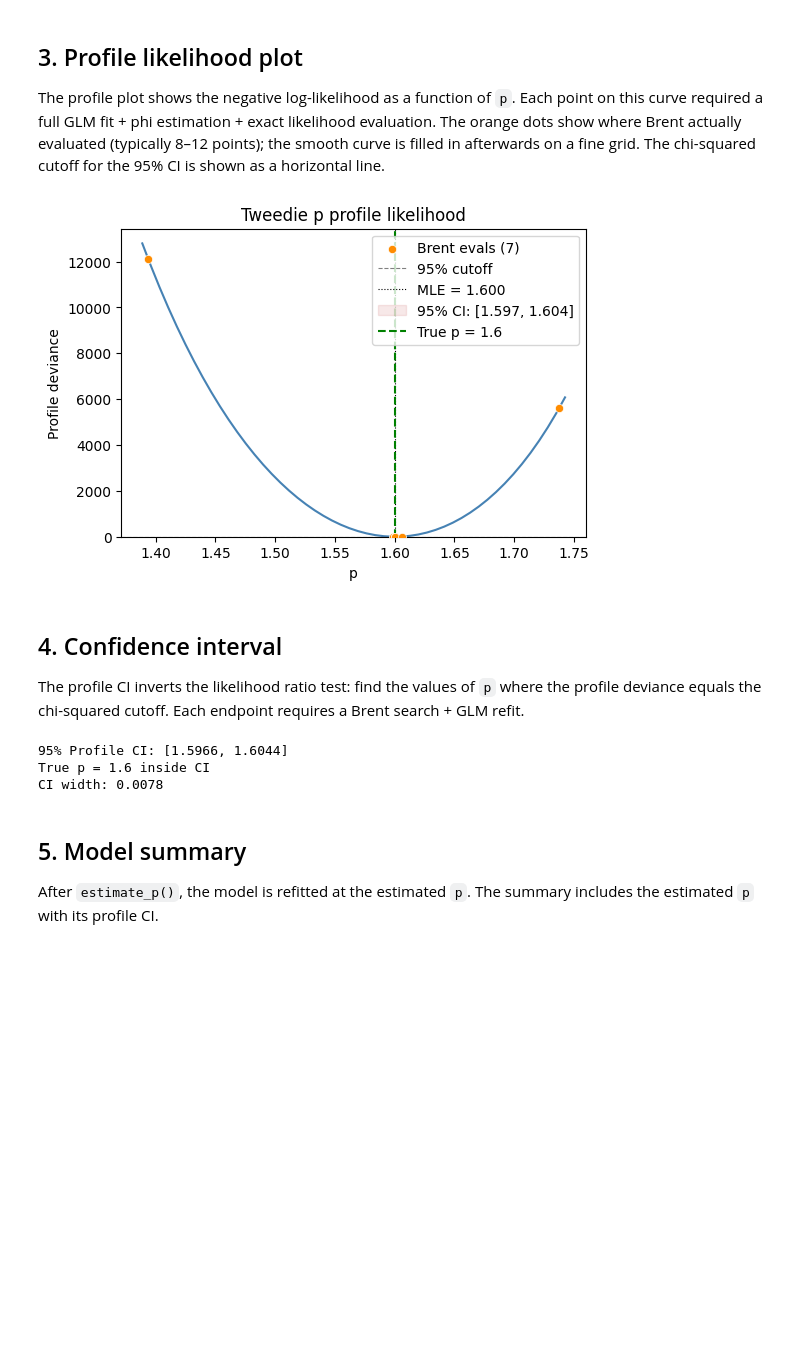
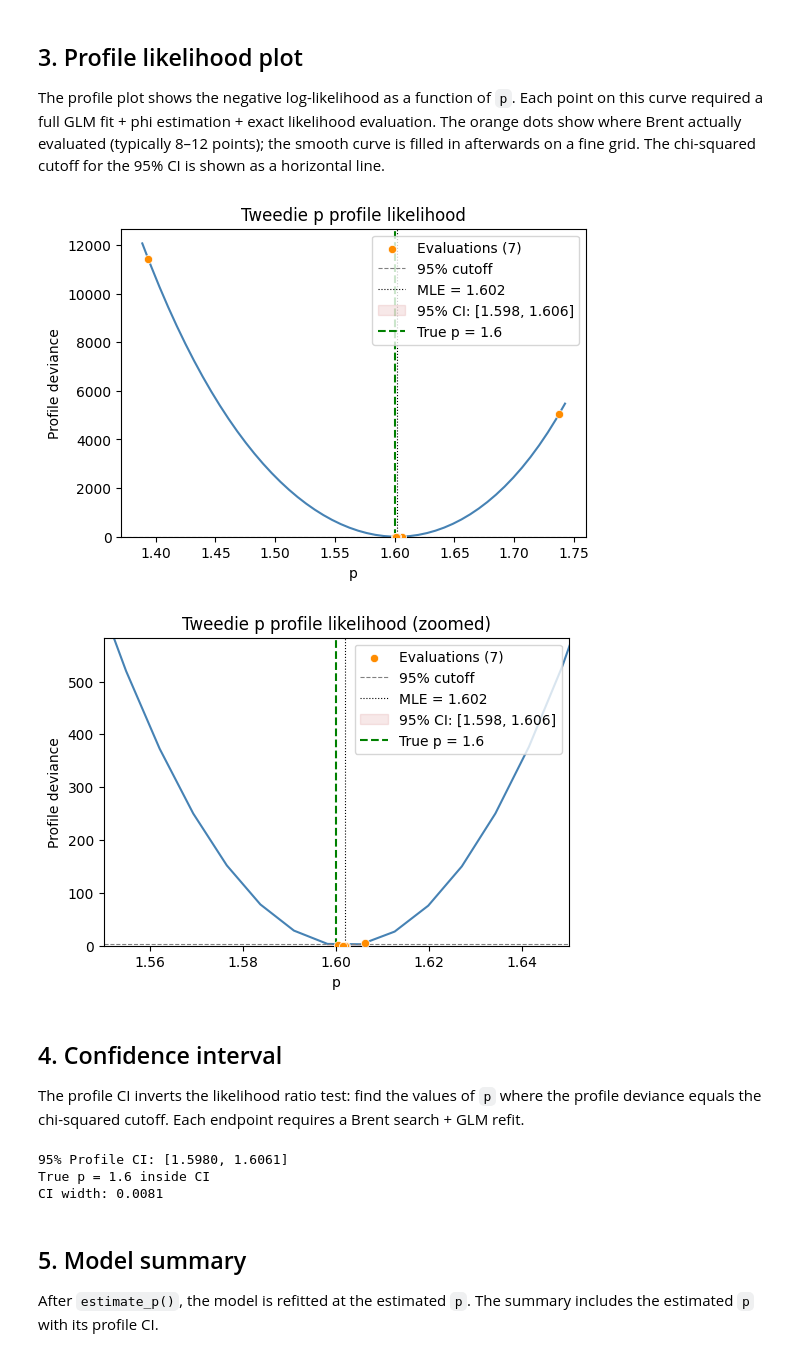
Before and after one commit to StrudelDoodleS/superglm, a Jupyter notebook: docs/notebooks/tweedie_profile_estimation.ipynb, the cells around one changed output. Cells and saved outputs as stored; diff of their text form; code cells hidden in the pictures; blank space fills up the shorter version.

```diff
--- a/docs/notebooks/tweedie_profile_estimation.ipynb
+++ b/docs/notebooks/tweedie_profile_estimation.ipynb
@@ -62,12 +66,13 @@ exposure = rng.uniform(0.5, 2.0, n)
 mu_rate = np.exp(np.log(5.0) + 0.5 * np.sin(2 * np.pi * x))
 mu_total = mu_rate * exposure
 
-# Generate Tweedie responses with correct per-obs dispersion:
-# GLM assumes phi_eff = phi / exposure, so simulate accordingly
+# Generate Tweedie responses with matching prior-weight convention.
+# The fitted model will use offset=log(exposure) and sample_weight=exposure.
 y = generate_tweedie_cpg(n, mu=mu_total, phi=TRUE_PHI / exposure, p=TRUE_P, rng=rng)
 
 X = pd.DataFrame({"x": x})
 
+offset = np.log(exposure)
 zero_rate = np.mean(y == 0)
 print(f"n = {n:,}")
 print(f"True p = {TRUE_P}, True phi = {TRUE_PHI}")
@@ -100,7 +110,7 @@ model = SuperGLM(
     features={"x": Spline(n_knots=10)},
 )
 
-result = model.estimate_p(X, y, exposure=exposure)
+result = model.estimate_p(X, y, sample_weight=exposure, offset=offset)
 
 print(f"Estimated p:   {result.p_hat:.4f}  (true: {TRUE_P})")
 print(f"Estimated phi: {result.phi_hat:.4f}  (true: {TRUE_PHI})")
@@ -120,16 +130,42 @@ exact likelihood evaluation. The orange dots show where Brent actually
 evaluated (typically 8–12 points); the smooth curve is filled in
 afterwards on a fine grid. The chi-squared cutoff for the 95% CI is
 shown as a horizontal line.
-# %%
-fig = result.profile_plot(alpha=0.05)
-
-# Add true p as a green vertical line
-ax = fig.get_axes()[0]
-ax.axvline(TRUE_P, color="green", linestyle="--", linewidth=1.5, label=f"True p = {TRUE_P}")
-ax.legend()
-plt.show()
-# %% [output]
-[figure, removed]
+# %%
+fig = result.profile_plot(alpha=0.05)
+
+# Add true p as a green vertical line
+ax = fig.get_axes()[0]
+ax.axvline(TRUE_P, color="green", linestyle="--", linewidth=1.5, label=f"True p = {TRUE_P}")
+ax.legend()
+plt.show()
+
+fig_zoom = result.profile_plot(alpha=0.05)
+ax_zoom = fig_zoom.get_axes()[0]
+ax_zoom.axvline(TRUE_P, color="green", linestyle="--", linewidth=1.5, label=f"True p = {TRUE_P}")
+
+zoom_xmin, zoom_xmax = 1.55, 1.65
+ax_zoom.set_xlim(zoom_xmin, zoom_xmax)
+
+zoom_ymax = None
+for line in ax_zoom.get_lines():
+    x = np.asarray(line.get_xdata(), dtype=float)
+    y = np.asarray(line.get_ydata(), dtype=float)
+    if x.shape != y.shape or x.size == 0:
+        continue
+    mask = np.isfinite(x) & np.isfinite(y) & (x >= zoom_xmin) & (x <= zoom_xmax)
+    if np.any(mask):
+        line_ymax = float(np.max(y[mask]))
+        zoom_ymax = line_ymax if zoom_ymax is None else max(zoom_ymax, line_ymax)
+
+if zoom_ymax is not None:
+    ax_zoom.set_ylim(0, zoom_ymax * 1.1 if zoom_ymax > 0 else 1.0)
+
+ax_zoom.set_title("Tweedie p profile likelihood (zoomed)")
+ax_zoom.legend()
+plt.show()
+# %% [output]
+[figure, added]
+[figure, added]
 # %% [markdown]
 ## 4. Confidence interval
 
@@ -143,9 +179,9 @@ print(f"95% Profile CI: [{ci_lo:.4f}, {ci_hi:.4f}]")
 print(f"True p = {TRUE_P} {'inside' if ci_lo <= TRUE_P <= ci_hi else 'OUTSIDE'} CI")
 print(f"CI width: {ci_hi - ci_lo:.4f}")
 # %% [output]
-95% Profile CI: [1.5966, 1.6044]
+95% Profile CI: [1.5980, 1.6061]
 True p = 1.6 inside CI
-CI width: 0.0078
+CI width: 0.0081
 # %% [markdown]
 ## 5. Model summary
 
```
Also changed, not shown: parts of 5 cells of this notebook, 22 other files.
